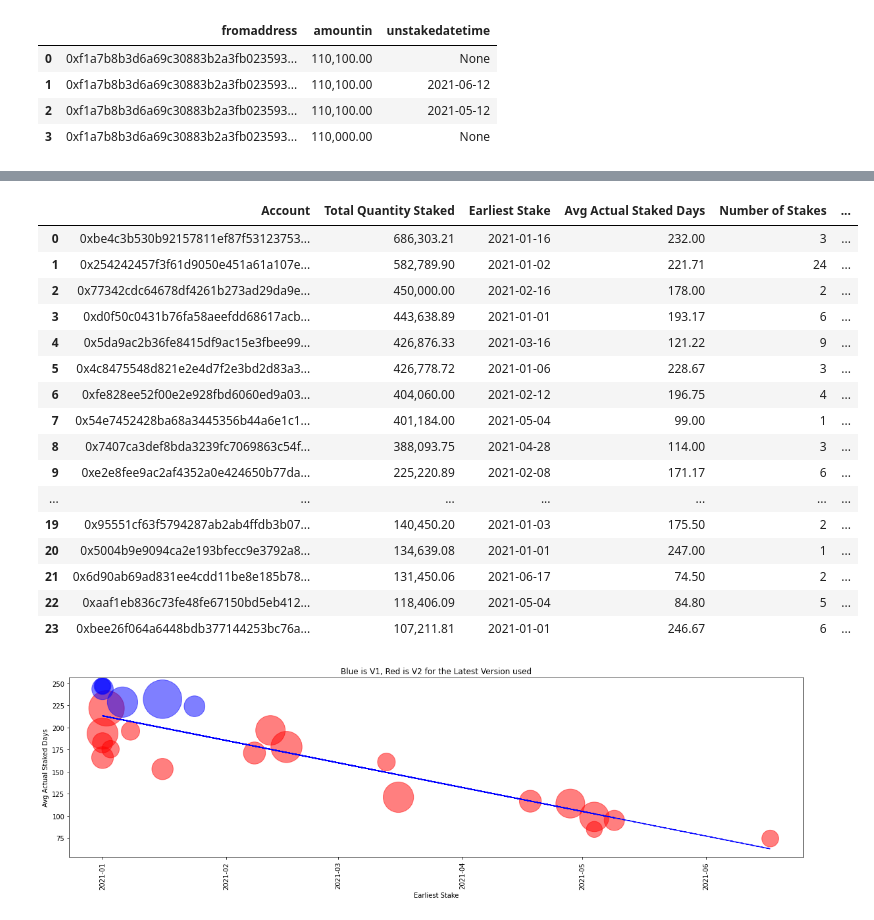
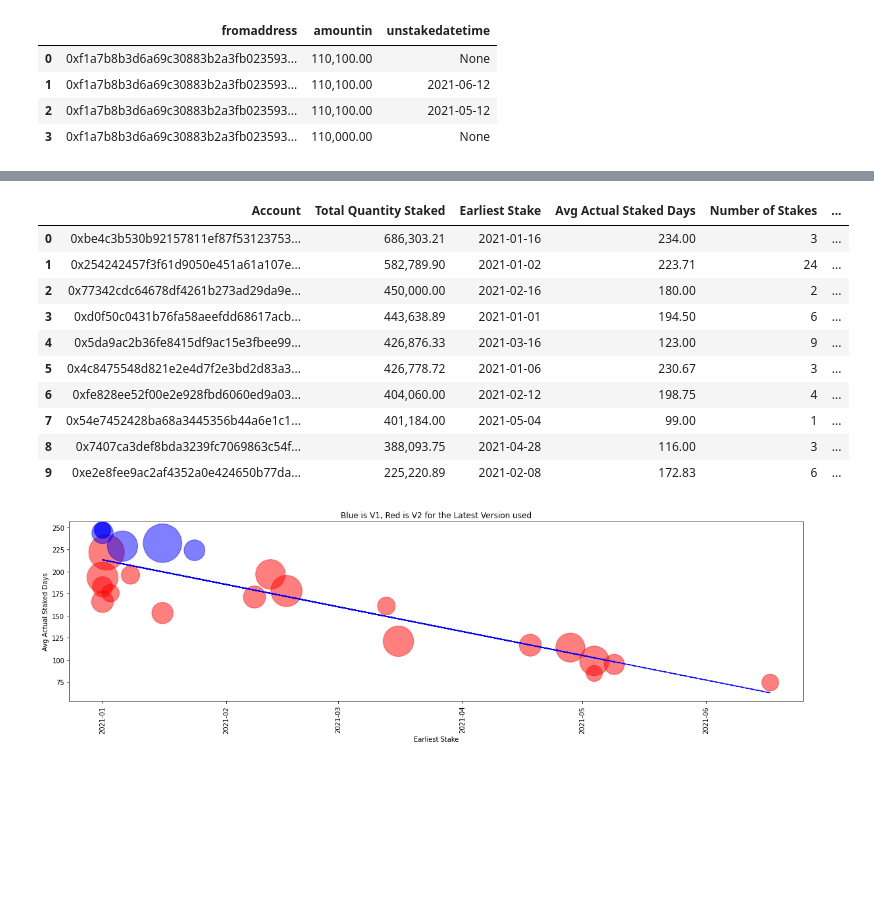
Before and after one commit to seanbhart/flashV2-analysis, a Jupyter notebook: FlashV2_Analysis_Playground.ipynb, the cells around one changed output, grey strips where cells are left out. Drawn from its saved outputs; the diff is of its cells as text; code cells hidden in the pictures; blank space fills up the shorter version.

```diff
--- a/FlashV2_Analysis_Playground.ipynb
+++ b/FlashV2_Analysis_Playground.ipynb
@@ -171,50 +175,45 @@ pd.options.display.float_format = '{:,.2f}'.format
 # WHERE stakedatetime < '2021-07-01'::date AND ((unstakedatetime - stakedatetime >= 90 OR unstakedatetime IS null) AND totalstakeddays >= 90)
 stks = pd.read_sql("""SELECT stakes.fromaddress AS "Account", stakes.totalstaked AS "Total Quantity Staked", stakes.earlieststake AS "Earliest Stake", stakes.avgactualstakeddays AS "Avg Actual Staked Days", stakes.numberofstakes AS "Number of Stakes", coalesce(completed_stakes.completedcount, 0) AS "Completed Stakes", coalesce(open_stakes.opencount, 0) AS "Open Stakes", stakes.latestversion AS "Latest Version"
 FROM
 (
     SELECT fromaddress, SUM(amountin) AS totalstaked, MIN(stakedatetime) AS earlieststake, AVG(coalesce(unstakedatetime, CURRENT_DATE) - stakedatetime) AS avgactualstakeddays, COUNT(stakedatetime) AS numberofstakes, MAX(flashversion) AS latestversion
     FROM stakes
     WHERE stakedatetime < '2021-07-01'::date AND ((unstakedatetime - stakedatetime >= 90 OR unstakedatetime IS null) AND totalstakeddays >= 90)
     GROUP BY fromaddress
     HAVING SUM(stakes.amountin) > 100000
 ) stakes
 LEFT JOIN
 (
     SELECT fromaddress, COUNT(stakedatetime) AS completedcount
     FROM stakes
     WHERE stakedatetime < '2021-07-01'::date AND (totalstakeddays >= 90 AND (unstakedatetime IS NOT null AND unstakeearlyburnedamount IS null))
     GROUP BY fromaddress
 ) completed_stakes
 ON completed_stakes.fromaddress=stakes.fromaddress
 LEFT JOIN
 (
     SELECT fromaddress, COUNT(stakedatetime) AS opencount
     FROM stakes
     WHERE stakedatetime < '2021-07-01'::date AND (unstakedatetime IS null AND totalstakeddays >= 90)
     GROUP BY fromaddress
 ) AS open_stakes
 ON open_stakes.fromaddress=stakes.fromaddress
-ORDER BY "Total Quantity Staked" DESC;""",conn)
+ORDER BY "Total Quantity Staked" DESC
+LIMIT 10;""",conn)
 # stks.to_csv("top_stakes_summary.csv")
 display(stks)
 # %% [output]
 |  | Account | Total Quantity Staked | Earliest Stake | Avg Actual Staked Days | Number of Stakes | ... |
-| 0 | 0xbe4c3b530b92157811ef87f53123753... | 686,303.21 | 2021-01-16 | 232.00 | 3 | ... |
-| 1 | 0x254242457f3f61d9050e451a61a107e... | 582,789.90 | 2021-01-02 | 221.71 | 24 | ... |
-| 2 | 0x77342cdc64678df4261b273ad29da9e... | 450,000.00 | 2021-02-16 | 178.00 | 2 | ... |
-| 3 | 0xd0f50c0431b76fa58aeefdd68617acb... | 443,638.89 | 2021-01-01 | 193.17 | 6 | ... |
-| 4 | 0x5da9ac2b36fe8415df9ac15e3fbee99... | 426,876.33 | 2021-03-16 | 121.22 | 9 | ... |
-| 5 | 0x4c8475548d821e2e4d7f2e3bd2d83a3... | 426,778.72 | 2021-01-06 | 228.67 | 3 | ... |
-| 6 | 0xfe828ee52f00e2e928fbd6060ed9a03... | 404,060.00 | 2021-02-12 | 196.75 | 4 | ... |
+| 0 | 0xbe4c3b530b92157811ef87f53123753... | 686,303.21 | 2021-01-16 | 234.00 | 3 | ... |
+| 1 | 0x254242457f3f61d9050e451a61a107e... | 582,789.90 | 2021-01-02 | 223.71 | 24 | ... |
+| 2 | 0x77342cdc64678df4261b273ad29da9e... | 450,000.00 | 2021-02-16 | 180.00 | 2 | ... |
+| 3 | 0xd0f50c0431b76fa58aeefdd68617acb... | 443,638.89 | 2021-01-01 | 194.50 | 6 | ... |
+| 4 | 0x5da9ac2b36fe8415df9ac15e3fbee99... | 426,876.33 | 2021-03-16 | 123.00 | 9 | ... |
+| 5 | 0x4c8475548d821e2e4d7f2e3bd2d83a3... | 426,778.72 | 2021-01-06 | 230.67 | 3 | ... |
+| 6 | 0xfe828ee52f00e2e928fbd6060ed9a03... | 404,060.00 | 2021-02-12 | 198.75 | 4 | ... |
 | 7 | 0x54e7452428ba68a3445356b44a6e1c1... | 401,184.00 | 2021-05-04 | 99.00 | 1 | ... |
-| 8 | 0x7407ca3def8bda3239fc7069863c54f... | 388,093.75 | 2021-04-28 | 114.00 | 3 | ... |
-| 9 | 0xe2e8fee9ac2af4352a0e424650b77da... | 225,220.89 | 2021-02-08 | 171.17 | 6 | ... |
-| ... | ... | ... | ... | ... | ... | ... |
-| 19 | 0x95551cf63f5794287ab2ab4ffdb3b07... | 140,450.20 | 2021-01-03 | 175.50 | 2 | ... |
-| 20 | 0x5004b9e9094ca2e193bfecc9e3792a8... | 134,639.08 | 2021-01-01 | 247.00 | 1 | ... |
-| 21 | 0x6d90ab69ad831ee4cdd11be8e185b78... | 131,450.06 | 2021-06-17 | 74.50 | 2 | ... |
-| 22 | 0xaaf1eb836c73fe48fe67150bd5eb412... | 118,406.09 | 2021-05-04 | 84.80 | 5 | ... |
-| 23 | 0xbee26f064a6448bdb377144253bc76a... | 107,211.81 | 2021-01-01 | 246.67 | 6 | ... |
+| 8 | 0x7407ca3def8bda3239fc7069863c54f... | 388,093.75 | 2021-04-28 | 116.00 | 3 | ... |
+| 9 | 0xe2e8fee9ac2af4352a0e424650b77da... | 225,220.89 | 2021-02-08 | 172.83 | 6 | ... |
 # %%
 hodlers = pd.read_sql("""SELECT fromaddress AS "Account", SUM(amountin) as "Total Staked", MIN(stakedatetime) AS "Earliest Stake", AVG(coalesce(unstakedatetime, CURRENT_DATE) - stakedatetime) AS "Avg Actual Staked Days", MAX(flashversion) AS "Latest Version"
 FROM stakes
```
Also changed, not shown: parts of 16 cells of this notebook, 5 other files.
